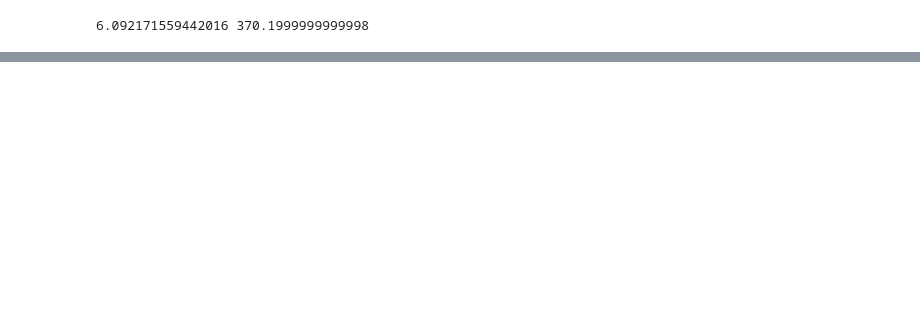
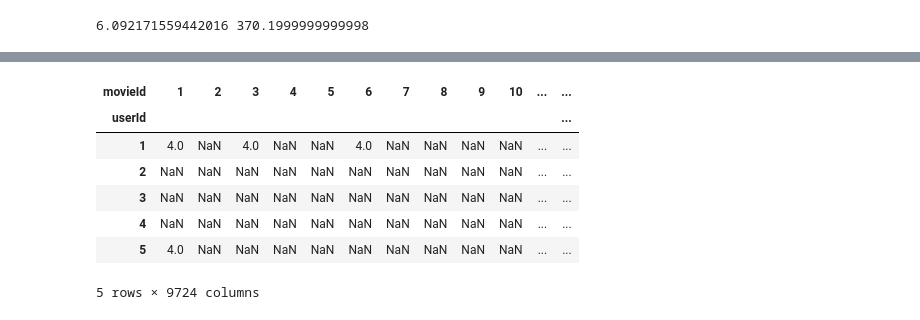
Before and after one commit to kongjeongbae/TMDB5000_Recommendation, a Jupyter notebook: baseline.ipynb, the cells around one changed output, grey strips where cells are left out. Drawn from its saved outputs; the diff is of its cells as text; code cells hidden in the pictures; blank space fills up the shorter version.

```diff
--- a/baseline.ipynb
+++ b/baseline.ipynb
@@ -231,0 +260,7 @@ similar_indexes.head(10)
+# %%
+import pandas as pd
+import numpy as np
+
+movies = pd.read_csv('./input/ml-latest-small/movies.csv')
+ratings = pd.read_csv('./input/ml-latest-small/ratings.csv')
+print(movies.shape, ratings.shape)
@@ -231,0 +287,13 @@ similar_indexes.head(10)
+# %%
+ratings = ratings[['userId', 'movieId', 'rating']]
+ratings_matrix = ratings.pivot_table('rating', index='userId', columns='movieId')
+ratings_matrix.head()
+# %% [output]
+| movieId | 1 | 2 | 3 | 4 | 5 | 6 | 7 | 8 | 9 | 10 | ... | ... |
+| userId |  |  |  |  |  |  |  |  |  |  |  | ... |
+| 1 | 4.0 | NaN | 4.0 | NaN | NaN | 4.0 | NaN | NaN | NaN | NaN | ... | ... |
+| 2 | NaN | NaN | NaN | NaN | NaN | NaN | NaN | NaN | NaN | NaN | ... | ... |
+| 3 | NaN | NaN | NaN | NaN | NaN | NaN | NaN | NaN | NaN | NaN | ... | ... |
+| 4 | NaN | NaN | NaN | NaN | NaN | NaN | NaN | NaN | NaN | NaN | ... | ... |
+| 5 | 4.0 | NaN | NaN | NaN | NaN | NaN | NaN | NaN | NaN | NaN | ... | ... |
+5 rows × 9724 columns
```
Also changed, not shown: parts of 39 cells of this notebook.
